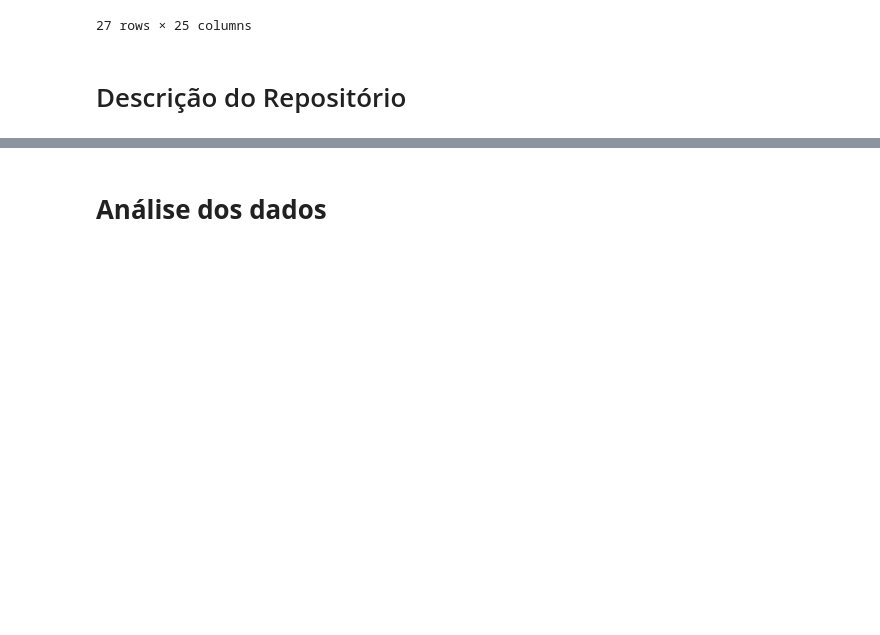
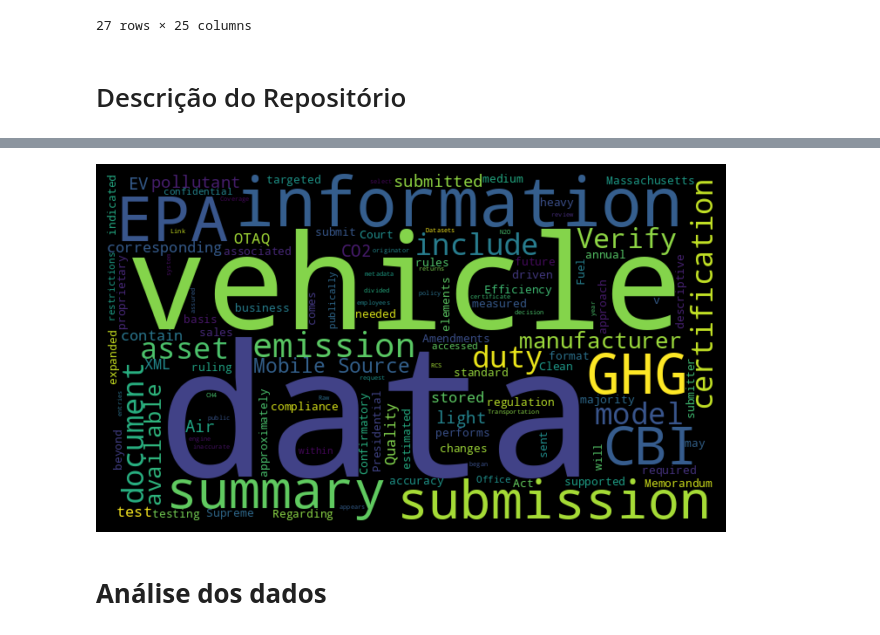
Before and after one commit to AldoSilva07/Grupo-4---M-dulo-de-Python, a Jupyter notebook: Código_Grupo_4_Todos.ipynb, the cells around one changed output, grey strips where cells are left out. Cells and saved outputs as stored; diff of their text form; code cells hidden in the pictures; blank space fills up the shorter version.

```diff
--- a/Código_Grupo_4_Todos.ipynb
+++ b/Código_Grupo_4_Todos.ipynb
@@ -74,3 +54,38 @@ Saving descricao_repositorio.txt to descricao_repositorio.txt
+# %%
+descricao = 'The EV-GHG Mobile Source Data asset contains measured mobile source\
+ GHG emissions summary compliance information on light-duty vehicles, by model,\
+ for certification as required by the 1990 Amendments to the Clean Air Act, and\
+ as driven by the 2010 Presidential Memorandum Regarding Fuel Efficiency and the\
+ 2005 Supreme Court ruling in Massachusetts v. EPA that supported the regulation\
+ of CO2 as a pollutant. Manufacturers submit data on an annual basis, or as needed\
+ to document vehicle model changes. This asset will be expanded to include medium\
+ and heavy duty vehicles in the future.The EPA performs targeted GHG emissions\
+ tests on approximately 15% of vehicles submitted for certification.\
+ Confirmatory data on vehicles is associated with its corresponding submission\
+ data to verify the accuracy of manufacturer submissions beyond standard business\
+ rules.Submitted data comes in XML format or as documents, with the majority of submissions\
+ sent in XML, and includes descriptive information on the vehicle itself, emissions information,\
+ and the manufacturers testing approach. This data may contain proprietary information (CBI) such as\
+ information on estimated sales or other data elements indicated by the submitter as confidential.\
+ CBI data is not publically available; however, CBI data can accessed within EPA under the restrictions\
+ of the Office of Transportation and Air Quality (OTAQ) CBI policy [RCS Link]. Pollutants data includes CO2,\
+ CH4, N2O. Datasets are divided by vehicle/engine model and/or year with corresponding emission, test, and\
+ certification data. Data assets are stored in EPAs Verify system.Coverage began in 2011, with summary\
+ light duty data available to the public on request. Raw data is only available to select EPA employees.\
+ EV-GHG Mobile Source Data submission documents with metadata, certificate and summary decision information is\
+ stored in Verify after it has been quality assured. Where summary data appears inaccurate, OTAQ returns\
+ the entries for review to their originator.'
+print("\n".join(descricao.split("\n")[107:117]))
+
+from wordcloud import WordCloud
+
+wordcloud = WordCloud(width=700, height=400).generate(descricao)
+fig, ax = plt.subplots(facecolor="k")
+ax.imshow(wordcloud, interpolation="bilinear")
+plt.axis("off")
+plt.tight_layout();
+# %% [output]
+[figure, added]
 # %% [markdown]
 # **Análise dos dados**
 # %% [markdown]
```
Also changed, not shown: parts of 7 cells of this notebook.
